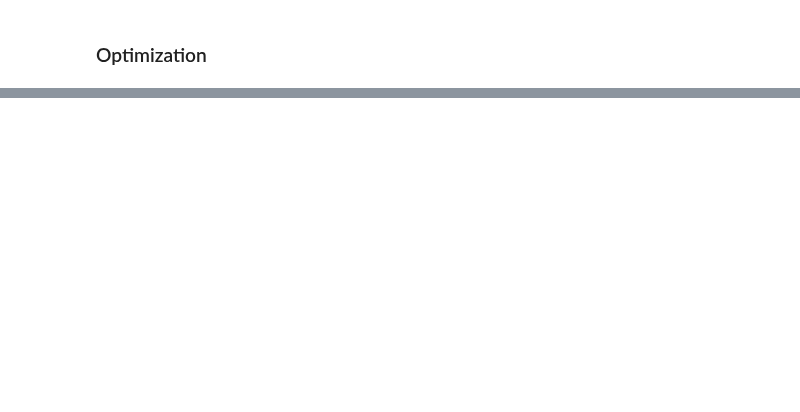
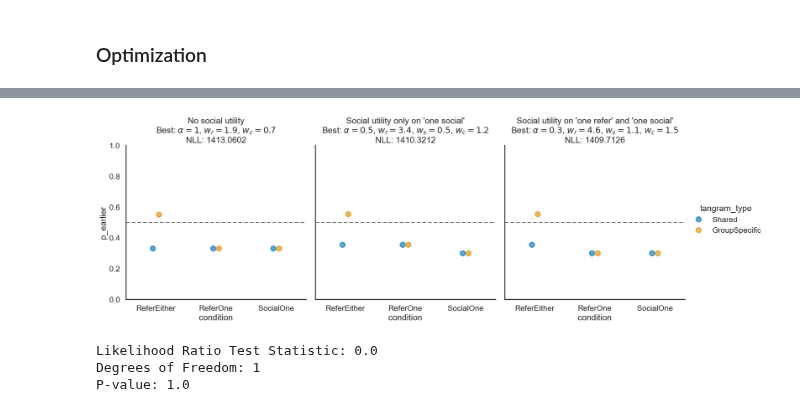
Before and after one commit to aliciamchen/code-switching, a Jupyter notebook: model/earlier-later-3pp-redblue.ipynb, the cells around one changed output, grey strips where cells are left out. Saved outputs shown, nothing was run; the diff lists cells and outputs as text; code cells hidden in the pictures; blank space fills up the shorter version.

Commit message:
plots for earlier-later

```diff
--- a/model/earlier-later-3pp-redblue.ipynb
+++ b/model/earlier-later-3pp-redblue.ipynb
@@ -142,7 +142,7 @@ def get_model_preds(alpha, w_r, w_s, w_c):
                     AudienceConditions.OneGroup, ttype, alpha, w_r, 0, w_c
                 ),
                 lambda __: speaker(
-                    AudienceConditions.OneGroup, ttype, alpha, w_r, 0, w_c
+                    AudienceConditions.OneGroup, ttype, alpha, w_r, w_s, w_c
                 ),
                 operand=None,
             ),
@@ -346,9 +346,9 @@ Array(1492.733, dtype=float32)
 ### Optimization
 # %%
 # Make grid of parameter values
-alphas = jnp.arange(0, 5, 0.2)
-w_rs = jnp.arange(0, 5, 0.2)
-w_ss = jnp.arange(0, 5, 0.2)
+alphas = jnp.arange(0, 5, 0.1)
+w_rs = jnp.arange(0, 5, 0.1)
+w_ss = jnp.arange(0, 5, 0.1)
 w_cs = jnp.arange(0, 5, 0.1)
 
 # make grid of all values
@@ -425,0 +420,6 @@ Array([[0.5249792 , 0.40701485],
+# %%
+preds_no_social = get_model_preds(1, 1.9, 0, 0.7)
+preds_social = get_model_preds(0.5, 3.4, 0.5, 1.2)
+
+print(preds_no_social)
+print(preds_social)
@@ -425,0 +542,38 @@ Array([[0.5249792 , 0.40701485],
+# %%
+# plot
+import seaborn as sns
+import matplotlib.pyplot as plt
+
+sns.set_context("talk")
+sns.set_style("white")
+
+g = sns.catplot(
+    data=df_preds,
+    x="condition",
+    y="p_earlier",
+    hue="tangram_type",
+    col="type",
+    kind="point",
+    height=6,
+    aspect=1,
+    palette="colorblind",
+    dodge=0.1,
+    alpha=0.6,
+    linestyle="none",
+)
+
+g.set(ylim=(0, 1))
+for ax in g.axes.flat:
+    ax.axhline(0.5, ls="--", color="gray")
+
+# add an extra title to each of the plots
+titles = [
+    "No social utility\nBest: $\\alpha=1$, $w_r=1.9$, $w_c=0.7$\nNLL: 1413.0602",
+    "Social utility only on 'one social'\nBest: $\\alpha=0.5$, $w_r=3.4$, $w_s=0.5$, $w_c=1.2$\nNLL: 1410.3212",
+    "Social utility on 'one refer' and 'one social'\nBest: $\\alpha=0.3$, $w_r=4.6$, $w_s=1.1$, $w_c=1.5$\nNLL: 1409.7126",
+]
+for ax, title in zip(g.axes.flat, titles):
+    ax.set_title(title)  # add padding to the title
+plt.show()
+# %% [output]
+[figure, added]
@@ -425,0 +583,19 @@ Array([[0.5249792 , 0.40701485],
+# %%
+from scipy.stats import chi2
+
+# Compute the likelihood ratio test statistic
+lr_stat = 2 * (best_nll_val - best_nll_val_social)
+
+# Degrees of freedom: number of additional parameters in the "social" model
+df = 1  # w_s is the additional parameter
+
+# Compute the p-value
+p_value = chi2.sf(lr_stat, df)
+
+print(f"Likelihood Ratio Test Statistic: {lr_stat}")
+print(f"Degrees of Freedom: {df}")
+print(f"P-value: {p_value}")
+# %% [output]
+Likelihood Ratio Test Statistic: 0.0
+Degrees of Freedom: 1
+P-value: 1.0
```
Also changed, not shown: parts of 14 cells of this notebook.
